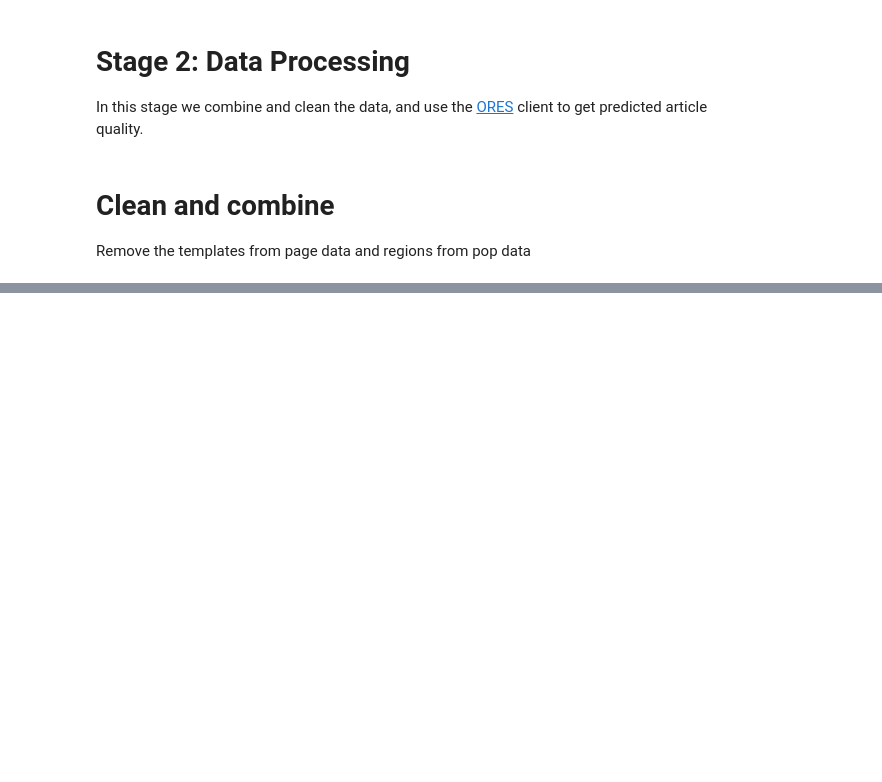
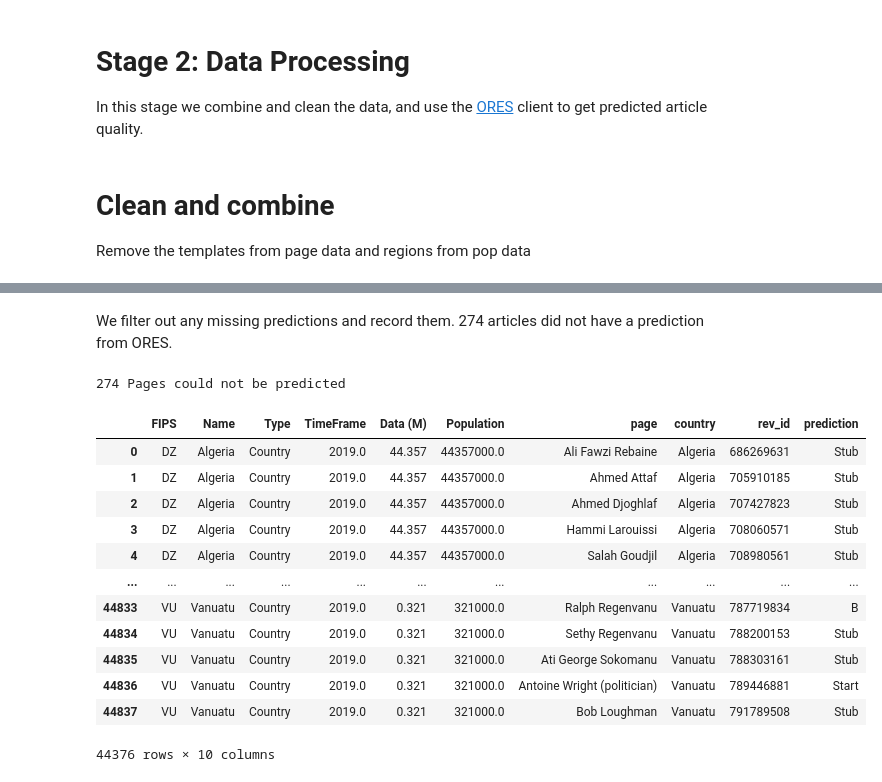
Before and after one commit to CaseCal/data-512-a2, a Jupyter notebook: hcds-a2-bias.ipynb, the cells around one changed output, grey strips where cells are left out. Cells and saved outputs as stored; diff of their text form; code cells hidden in the pictures; blank space fills up the shorter version.

```diff
--- a/hcds-a2-bias.ipynb
+++ b/hcds-a2-bias.ipynb
@@ -79,0 +77,34 @@ array(['Czech Republic', 'Salvadoran', 'Rhodesian', 'Congo, Dem. Rep. of',
+# %%
+# Takes a batch of revids
+def api_call(revids, context='enwiki', model='articlequality'):
+    endpoint = "https://ores.wikimedia.org/v3/scores/{context}".format(context=context)
+    headers = {
+        'User-Agent': 'https://github.com/TheCaseca',
+        'From': 'ccase20@uw.edu'
+    }
+    call = requests.get(endpoint, headers=headers, params={"models":model, "revids": "|".join(revids)})
+    response = call.json()
+
+    return response
+# %%
+# Index by revids for easier updating
+revids = combined_data_complete["rev_id"]
+combined_data_complete.set_index('rev_id')
+
+revids = revids.astype(int)
+revids = revids.astype(str)
+
+n = 50
+preds = {}
+for i in range(len(revids)//n):
+    if i % 100 == 0:
+        print("Collecting rows {} to {} of {}".format(i*n, (i*100+1)*n, len(revids)))
+    api_data = api_call(list(revids[i*n: (i+1)*n]))
+    new_preds = {revid: score['articlequality'].get('score', {}).get('prediction') for revid, score in api_data['enwiki']['scores'].items()}
+    preds.update(new_preds)
+
+# Update dataframe
+pred_df = pd.DataFrame.from_dict(preds, orient='index', columns=['prediction'])
+pred_df.index = pred_df.index.astype(int)
+combined_data_complete_preds = combined_data_complete.merge(pred_df, left_on='rev_id', right_index=True)
+combined_data_complete_preds.head()
@@ -79,0 +135,28 @@ array(['Czech Republic', 'Salvadoran', 'Rhodesian', 'Congo, Dem. Rep. of',
+# %% [markdown]
+We filter out any missing predictions and record them. 274 articles did not have a prediction from ORES.
+# %%
+# Recordd missing
+missing_preds = combined_data_complete_preds[combined_data_complete_preds['prediction'].isna()]
+missing_preds.to_csv('data/unmatched/wp_wpds_politicians-no_prediction.csv')
+print("{} Pages could not be predicted".format(len(missing_preds)))
+
+# Remove from data
+final_data = combined_data_complete_preds.dropna(subset=['prediction'])
+# %% [output]
+274 Pages could not be predicted
+# %%
+final_data
+# %% [output]
+|  | FIPS | Name | Type | TimeFrame | Data (M) | Population | page | country | rev_id | prediction |
+| 0 | DZ | Algeria | Country | 2019.0 | 44.357 | 44357000.0 | Ali Fawzi Rebaine | Algeria | 686269631 | Stub |
+| 1 | DZ | Algeria | Country | 2019.0 | 44.357 | 44357000.0 | Ahmed Attaf | Algeria | 705910185 | Stub |
+| 2 | DZ | Algeria | Country | 2019.0 | 44.357 | 44357000.0 | Ahmed Djoghlaf | Algeria | 707427823 | Stub |
+| 3 | DZ | Algeria | Country | 2019.0 | 44.357 | 44357000.0 | Hammi Larouissi | Algeria | 708060571 | Stub |
+| 4 | DZ | Algeria | Country | 2019.0 | 44.357 | 44357000.0 | Salah Goudjil | Algeria | 708980561 | Stub |
+| ... | ... | ... | ... | ... | ... | ... | ... | ... | ... | ... |
+| 44833 | VU | Vanuatu | Country | 2019.0 | 0.321 | 321000.0 | Ralph Regenvanu | Vanuatu | 787719834 | B |
+| 44834 | VU | Vanuatu | Country | 2019.0 | 0.321 | 321000.0 | Sethy Regenvanu | Vanuatu | 788200153 | Stub |
+| 44835 | VU | Vanuatu | Country | 2019.0 | 0.321 | 321000.0 | Ati George Sokomanu | Vanuatu | 788303161 | Stub |
+| 44836 | VU | Vanuatu | Country | 2019.0 | 0.321 | 321000.0 | Antoine Wright (politician) | Vanuatu | 789446881 | Start |
+| 44837 | VU | Vanuatu | Country | 2019.0 | 0.321 | 321000.0 | Bob Loughman | Vanuatu | 791789508 | Stub |
+44376 rows × 10 columns
```
Also changed, not shown: parts of 5 cells of this notebook, 2 other files.
